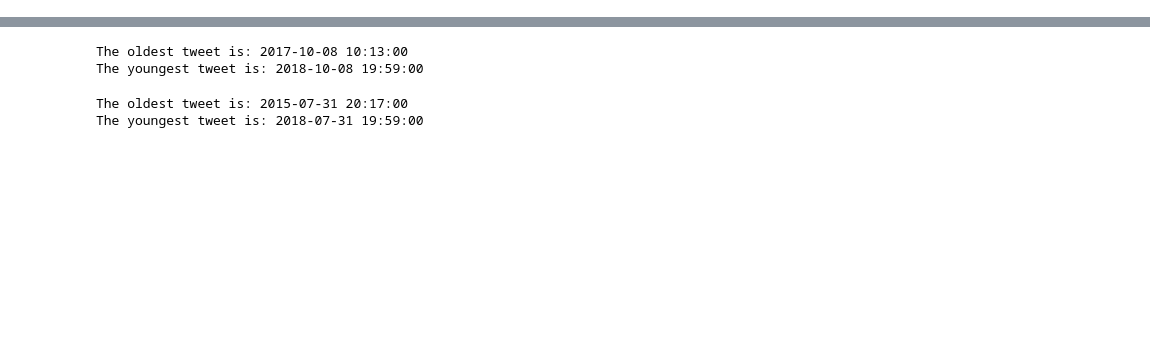
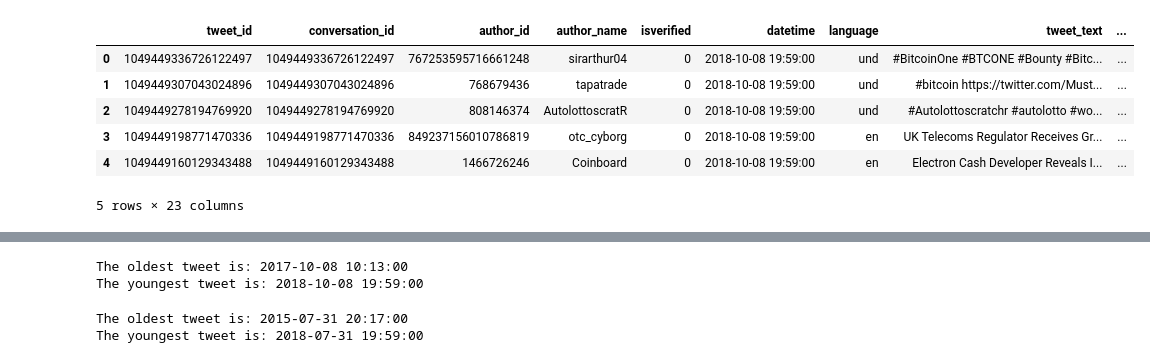
Before and after one commit to ThomasADuffy/Crypto-Capstone-1, a Jupyter notebook: EDA of .csv tweets.ipynb, the cells around one changed output, grey strips where cells are left out. Cells and saved outputs as stored; diff of their text form; code cells hidden in the pictures; blank space fills up the shorter version.

```diff
--- a/EDA of .csv tweets.ipynb
+++ b/EDA of .csv tweets.ipynb
@@ -27,0 +48,10 @@ b'Skipping line 4887531: expected 23 fields, saw 24\nSkipping line 4889253: expe
+# %%
+BTCtweets.data.head()
+# %% [output]
+|  | tweet_id | conversation_id | author_id | author_name | isverified | datetime | language | tweet_text | ... |
+| 0 | 1049449336726122497 | 1049449336726122497 | 767253595716661248 | sirarthur04 | 0 | 2018-10-08 19:59:00 | und | #BitcoinOne #BTCONE #Bounty #Bitc... | ... |
+| 1 | 1049449307043024896 | 1049449307043024896 | 768679436 | tapatrade | 0 | 2018-10-08 19:59:00 | und | #bitcoin https://twitter.com/Must... | ... |
+| 2 | 1049449278194769920 | 1049449278194769920 | 808146374 | AutolottoscratR | 0 | 2018-10-08 19:59:00 | und | #Autolottoscratchr #autolotto #wo... | ... |
+| 3 | 1049449198771470336 | 1049449198771470336 | 849237156010786819 | otc_cyborg | 0 | 2018-10-08 19:59:00 | en | UK Telecoms Regulator Receives Gr... | ... |
+| 4 | 1049449160129343488 | 1049449160129343488 | 1466726246 | Coinboard | 0 | 2018-10-08 19:59:00 | en | Electron Cash Developer Reveals I... | ... |
+5 rows × 23 columns
```
Also changed, not shown: parts of 7 cells of this notebook, 1 other file.
